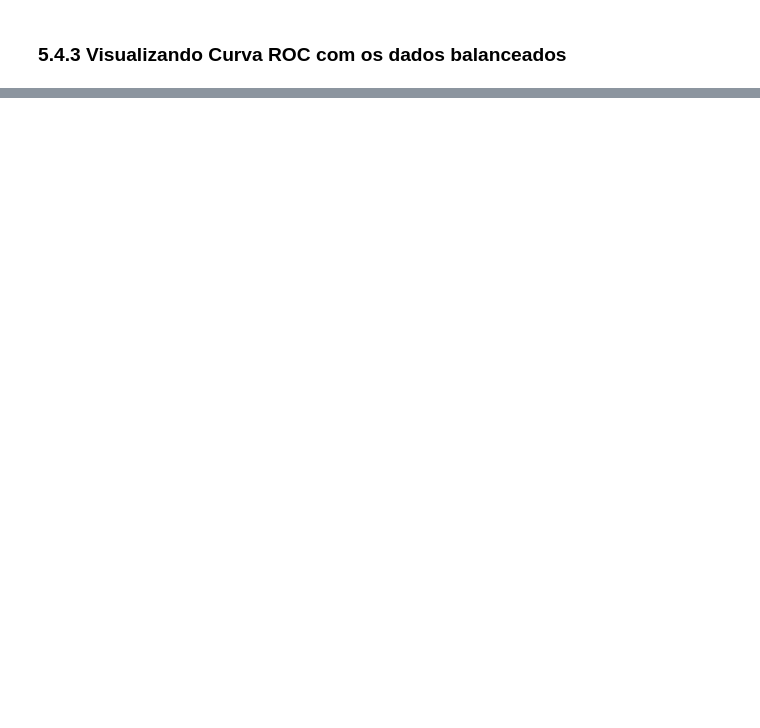
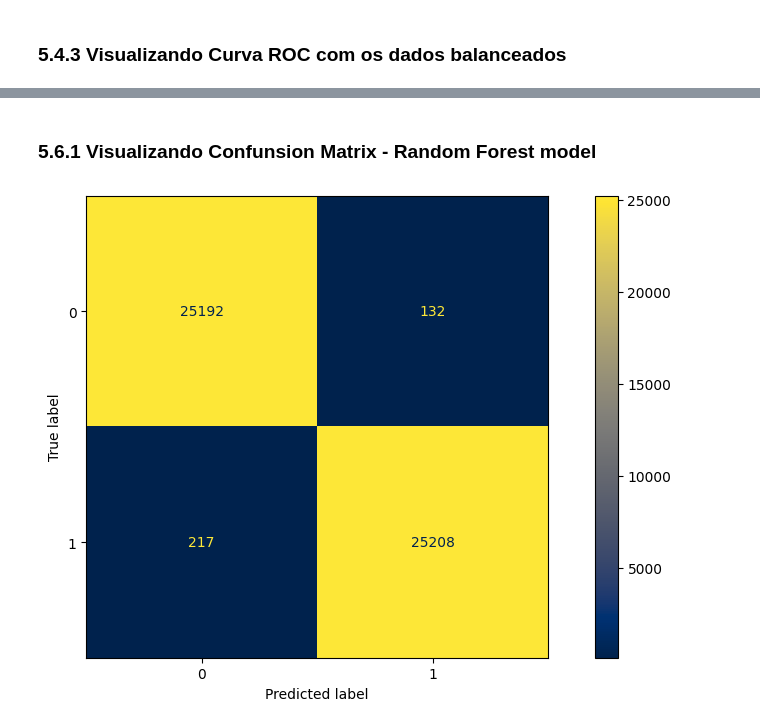
Before and after one commit to luizmoraess/Modelo-de-Deteccao-de-Fraude, a Jupyter notebook: Notebook/fraud_detection.ipynb, the cells around one changed output, grey strips where cells are left out. Drawn from its saved outputs; the diff is of its cells as text; code cells hidden in the pictures; blank space fills up the shorter version.

```diff
--- a/Notebook/fraud_detection.ipynb
+++ b/Notebook/fraud_detection.ipynb
@@ -265,0 +331,8 @@ plt.show()
+# %% [markdown]
+### 5.6.1 Visualizando Confunsion Matrix - Random Forest model
+# %%
+cm = confusion_matrix(y_pred_rf, y_test)
+disp = ConfusionMatrixDisplay(confusion_matrix=cm)
+disp.plot(cmap='cividis');
+# %% [output]
+[figure, added]
```
Also changed, not shown: parts of 30 cells of this notebook, 1 other file.
